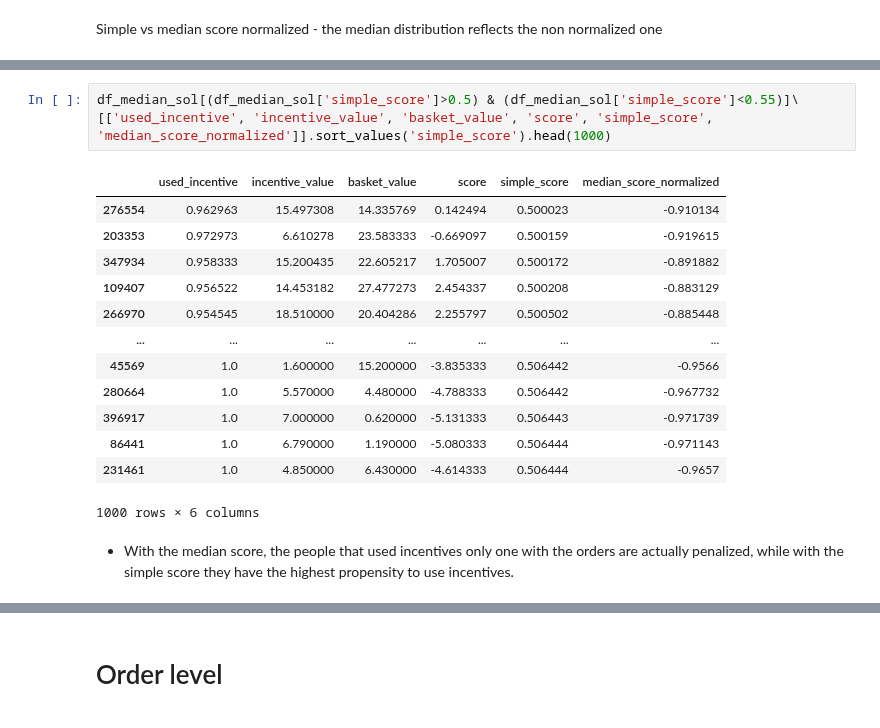
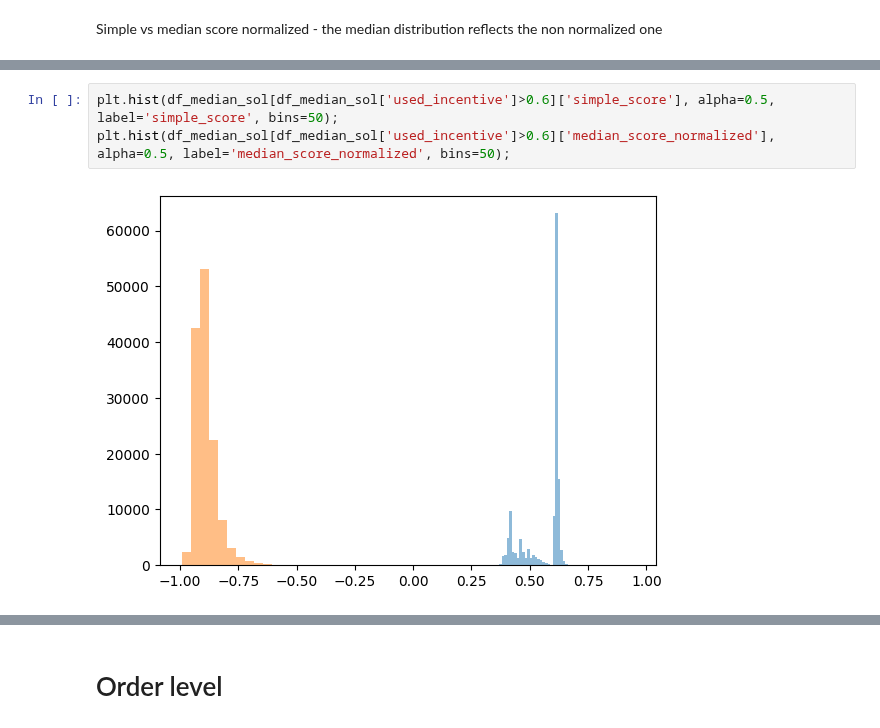
Before and after one commit to AChiaraCapuano/incentives_analysis, a Jupyter notebook: analysis_nb.ipynb, the cells around one changed output, grey strips where cells are left out. Drawn from its saved outputs; the diff is of its cells as text.

```diff
--- a/analysis_nb.ipynb
+++ b/analysis_nb.ipynb
@@ -131,19 +127,5 @@ plt.hist(df_median_sol['median_score_normalized'], alpha=0.5, label='median_scor
-# %%
-df_median_sol[(df_median_sol['simple_score']>0.5) & (df_median_sol['simple_score']<0.55)]\
-[['used_incentive', 'incentive_value', 'basket_value', 'score', 'simple_score', 'median_score_normalized']].sort_values('simple_score').head(1000)
-# %% [output]
-|  | used_incentive | incentive_value | basket_value | score | simple_score | median_score_normalized |
-| 276554 | 0.962963 | 15.497308 | 14.335769 | 0.142494 | 0.500023 | -0.910134 |
-| 203353 | 0.972973 | 6.610278 | 23.583333 | -0.669097 | 0.500159 | -0.919615 |
-| 347934 | 0.958333 | 15.200435 | 22.605217 | 1.705007 | 0.500172 | -0.891882 |
-| 109407 | 0.956522 | 14.453182 | 27.477273 | 2.454337 | 0.500208 | -0.883129 |
-| 266970 | 0.954545 | 18.510000 | 20.404286 | 2.255797 | 0.500502 | -0.885448 |
-| ... | ... | ... | ... | ... | ... | ... |
-| 45569 | 1.0 | 1.600000 | 15.200000 | -3.835333 | 0.506442 | -0.9566 |
-| 280664 | 1.0 | 5.570000 | 4.480000 | -4.788333 | 0.506442 | -0.967732 |
-| 396917 | 1.0 | 7.000000 | 0.620000 | -5.131333 | 0.506443 | -0.971739 |
-| 86441 | 1.0 | 6.790000 | 1.190000 | -5.080333 | 0.506444 | -0.971143 |
-| 231461 | 1.0 | 4.850000 | 6.430000 | -4.614333 | 0.506444 | -0.9657 |
-1000 rows × 6 columns
-# %% [markdown]
-- With the median score, the people that used incentives only one with the orders are actually penalized, while with the simple score they have the highest propensity to use incentives.
+# %%
+plt.hist(df_median_sol[df_median_sol['used_incentive']>0.6]['simple_score'], alpha=0.5, label='simple_score', bins=50);
+plt.hist(df_median_sol[df_median_sol['used_incentive']>0.6]['median_score_normalized'], alpha=0.5, label='median_score_normalized', bins=50);
+# %% [output]
+[figure, added]
```
Also changed, not shown: parts of 9 cells of this notebook.
